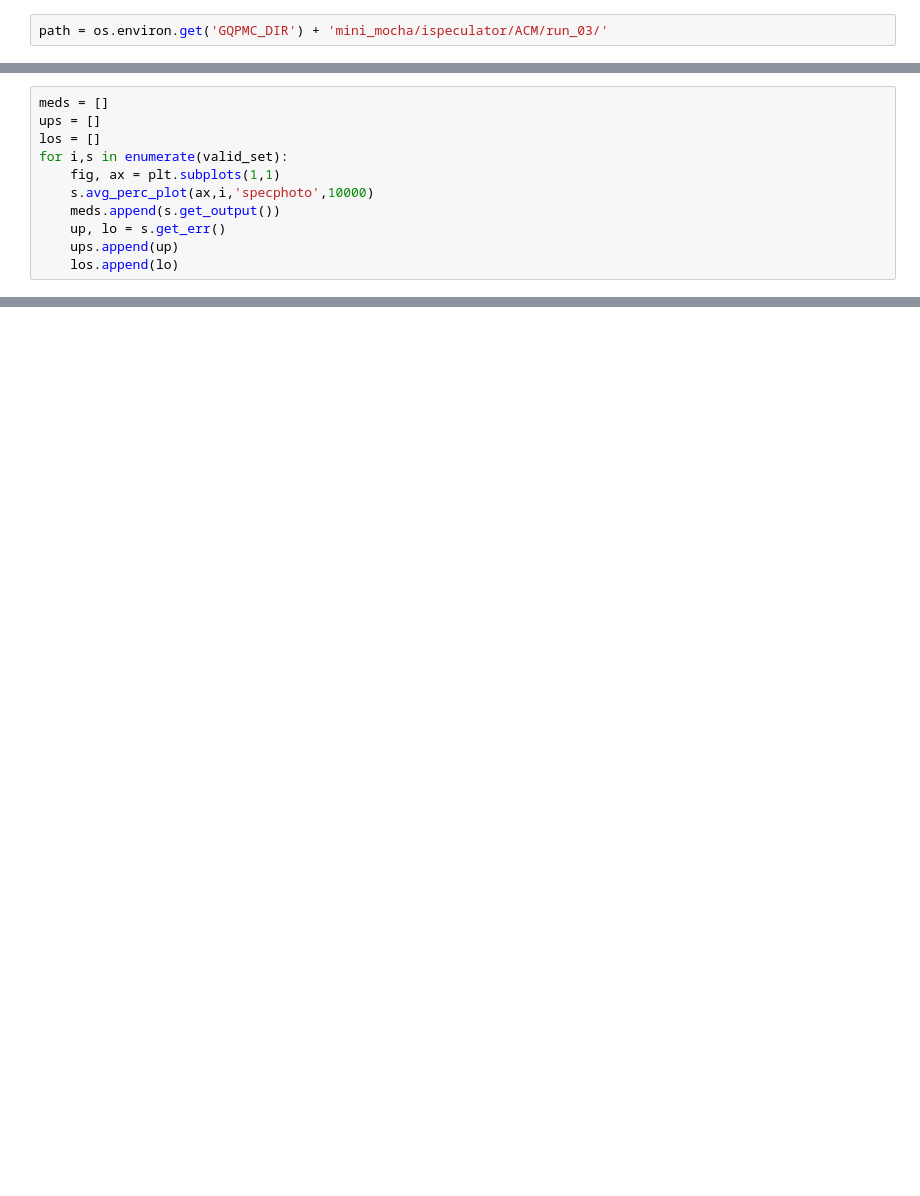
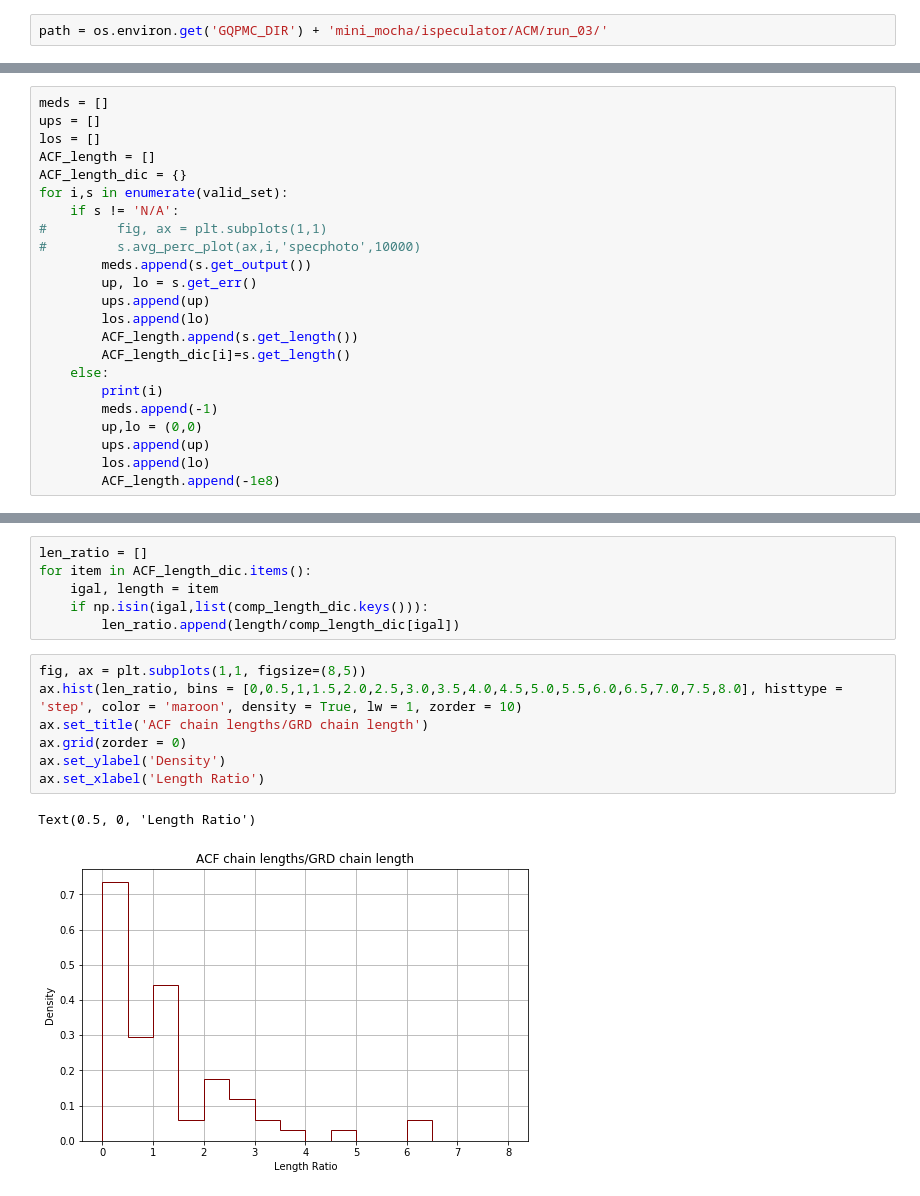
Before and after one commit to kgb0255/GQPMC_v2_JAMES, a Jupyter notebook: ACM.ipynb, the cells around one changed output, grey strips where cells are left out. Cells and saved outputs as stored; diff of their text form; blank space fills up the shorter version.

```diff
--- a/ACM.ipynb
+++ b/ACM.ipynb
@@ -322,11 +120,23 @@ print(len(valid_set))
 meds = []
 ups = []
 los = []
+ACF_length = []
+ACF_length_dic = {}
 for i,s in enumerate(valid_set):
-    fig, ax = plt.subplots(1,1)
-    s.avg_perc_plot(ax,i,'specphoto',10000)
-    meds.append(s.get_output())
-    up, lo = s.get_err()
-    ups.append(up)
-    los.append(lo)
+    if s != 'N/A':
+#         fig, ax = plt.subplots(1,1)
+#         s.avg_perc_plot(ax,i,'specphoto',10000)
+        meds.append(s.get_output())
+        up, lo = s.get_err()
+        ups.append(up)
+        los.append(lo)
+        ACF_length.append(s.get_length())
+        ACF_length_dic[i]=s.get_length()
+    else:
+        print(i)
+        meds.append(-1)
+        up,lo = (0,0)
+        ups.append(up)
+        los.append(lo)
+        ACF_length.append(-1e8)
 # %% [output]
@@ -387,0 +266,16 @@ plt.show()
+# %%
+len_ratio = []
+for item in ACF_length_dic.items():
+    igal, length = item
+    if np.isin(igal,list(comp_length_dic.keys())):
+        len_ratio.append(length/comp_length_dic[igal])
+# %%
+fig, ax = plt.subplots(1,1, figsize=(8,5))
+ax.hist(len_ratio, bins = [0,0.5,1,1.5,2.0,2.5,3.0,3.5,4.0,4.5,5.0,5.5,6.0,6.5,7.0,7.5,8.0], histtype = 'step', color = 'maroon', density = True, lw = 1, zorder = 10)
+ax.set_title('ACF chain lengths/GRD chain length')
+ax.grid(zorder = 0)
+ax.set_ylabel('Density')
+ax.set_xlabel('Length Ratio')
+# %% [output]
+Text(0.5, 0, 'Length Ratio')
+[figure, added]
```
Also changed, not shown: parts of 22 cells of this notebook.
